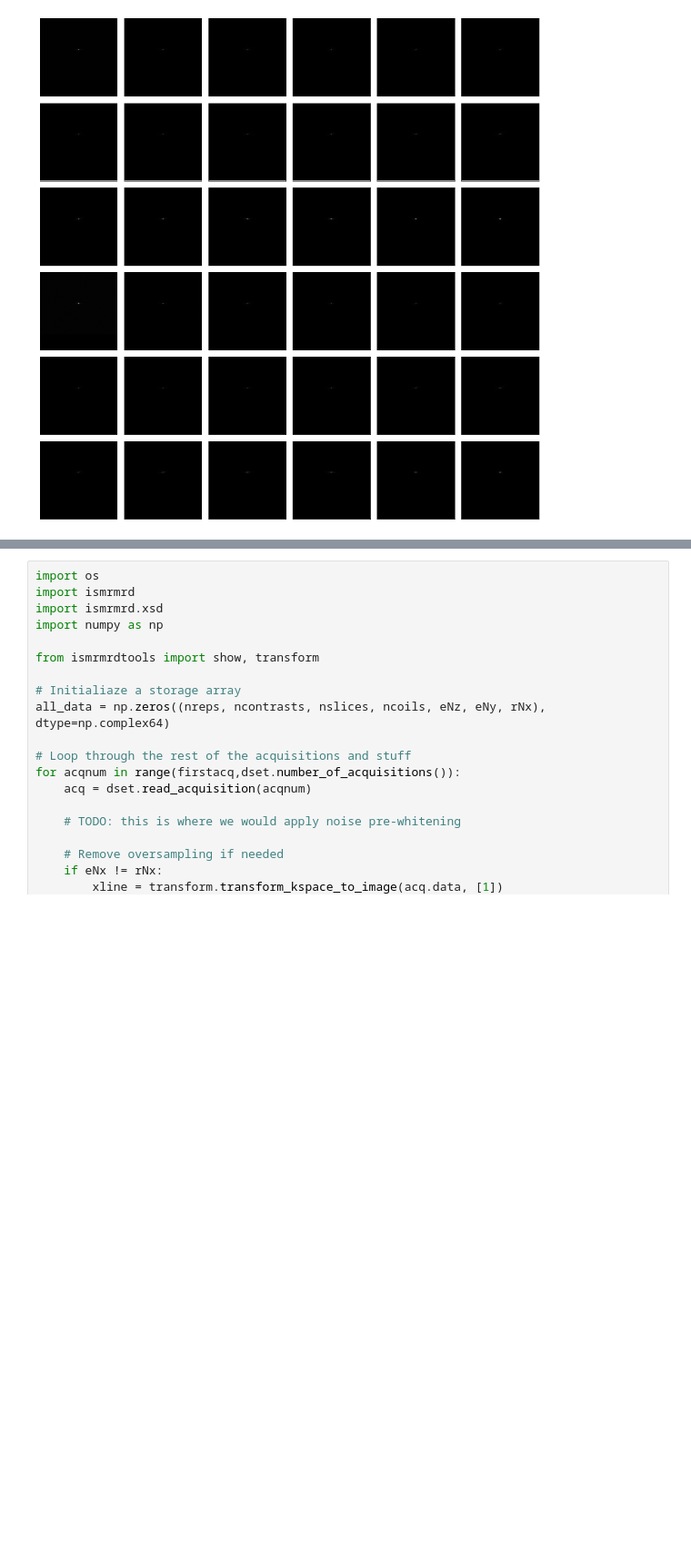
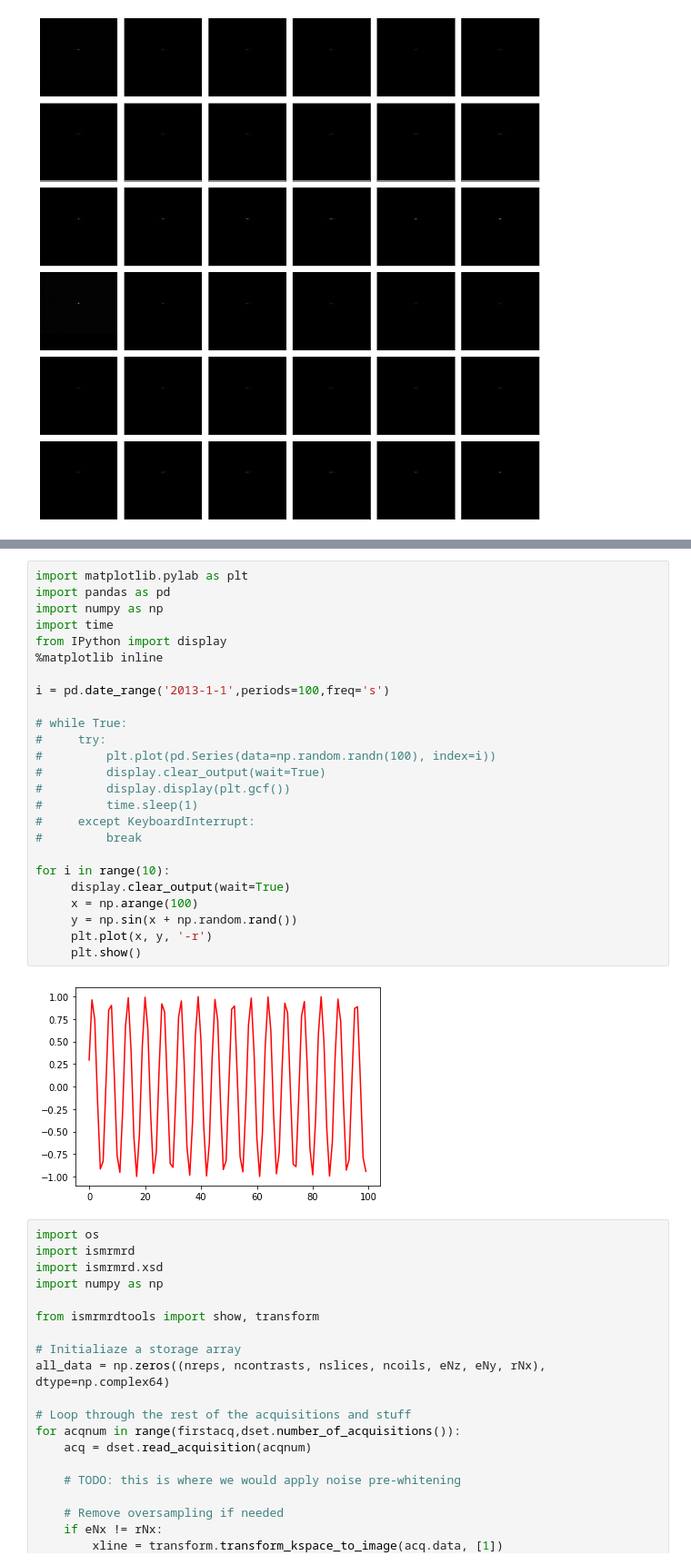
Before and after one commit to Erfandarzi/mri-reconstruction, a Jupyter notebook: python/main-colab.ipynb, the cells around one changed output, grey strips where cells are left out. Shown at 91% size. Cells and saved outputs as stored; diff of their text form; blank space fills up the shorter version.

```diff
--- a/python/main-colab.ipynb
+++ b/python/main-colab.ipynb
@@ -171,3 +270,30 @@ plt.show()
+# %%
+import matplotlib.pylab as plt
+import pandas as pd
+import numpy as np
+import time
+from IPython import display
+%matplotlib inline
+
+i = pd.date_range('2013-1-1',periods=100,freq='s')
+
+# while True:
+#     try:
+#         plt.plot(pd.Series(data=np.random.randn(100), index=i))
+#         display.clear_output(wait=True)
+#         display.display(plt.gcf())
+#         time.sleep(1)
+#     except KeyboardInterrupt:
+#         break
+
+for i in range(10):
+     display.clear_output(wait=True)
+     x = np.arange(100)
+     y = np.sin(x + np.random.rand())
+     plt.plot(x, y, '-r')
+     plt.show()
+# %% [output]
+[figure, added]
 # %%
 import os
 import ismrmrd
```
Also changed, not shown: parts of 7 cells of this notebook.
